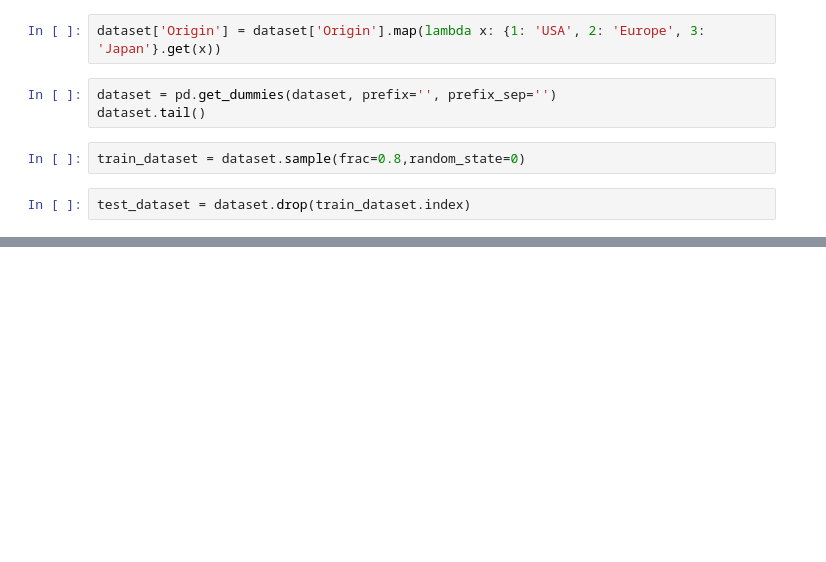
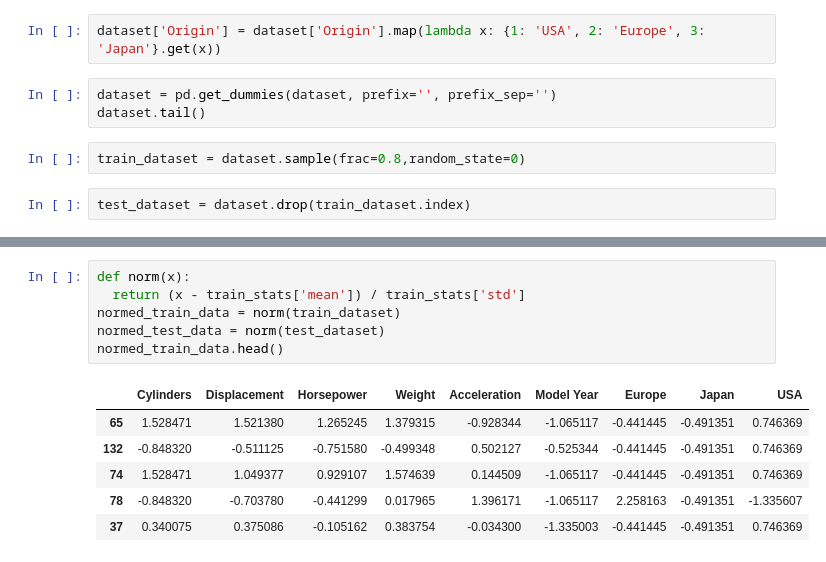
Before and after one commit to midhunxavier/TF-Examples, a Jupyter notebook: regressionExample.ipynb, the cells around one changed output, grey strips where cells are left out. Saved outputs shown, nothing was run; the diff lists cells and outputs as text; blank space fills up the shorter version.

```diff
--- a/regressionExample.ipynb
+++ b/regressionExample.ipynb
@@ -60,0 +85,13 @@ test_dataset = dataset.drop(train_dataset.index)
+# %%
+def norm(x):
+  return (x - train_stats['mean']) / train_stats['std']
+normed_train_data = norm(train_dataset)
+normed_test_data = norm(test_dataset)
+normed_train_data.head()
+# %% [output]
+|  | Cylinders | Displacement | Horsepower | Weight | Acceleration | Model Year | Europe | Japan | USA |
+| 65 | 1.528471 | 1.521380 | 1.265245 | 1.379315 | -0.928344 | -1.065117 | -0.441445 | -0.491351 | 0.746369 |
+| 132 | -0.848320 | -0.511125 | -0.751580 | -0.499348 | 0.502127 | -0.525344 | -0.441445 | -0.491351 | 0.746369 |
+| 74 | 1.528471 | 1.049377 | 0.929107 | 1.574639 | 0.144509 | -1.065117 | -0.441445 | -0.491351 | 0.746369 |
+| 78 | -0.848320 | -0.703780 | -0.441299 | 0.017965 | 1.396171 | -1.065117 | 2.258163 | -0.491351 | -1.335607 |
+| 37 | 0.340075 | 0.375086 | -0.105162 | 0.383754 | -0.034300 | -1.335003 | -0.441445 | -0.491351 | 0.746369 |
```
Also changed, not shown: parts of 4 cells of this notebook.
